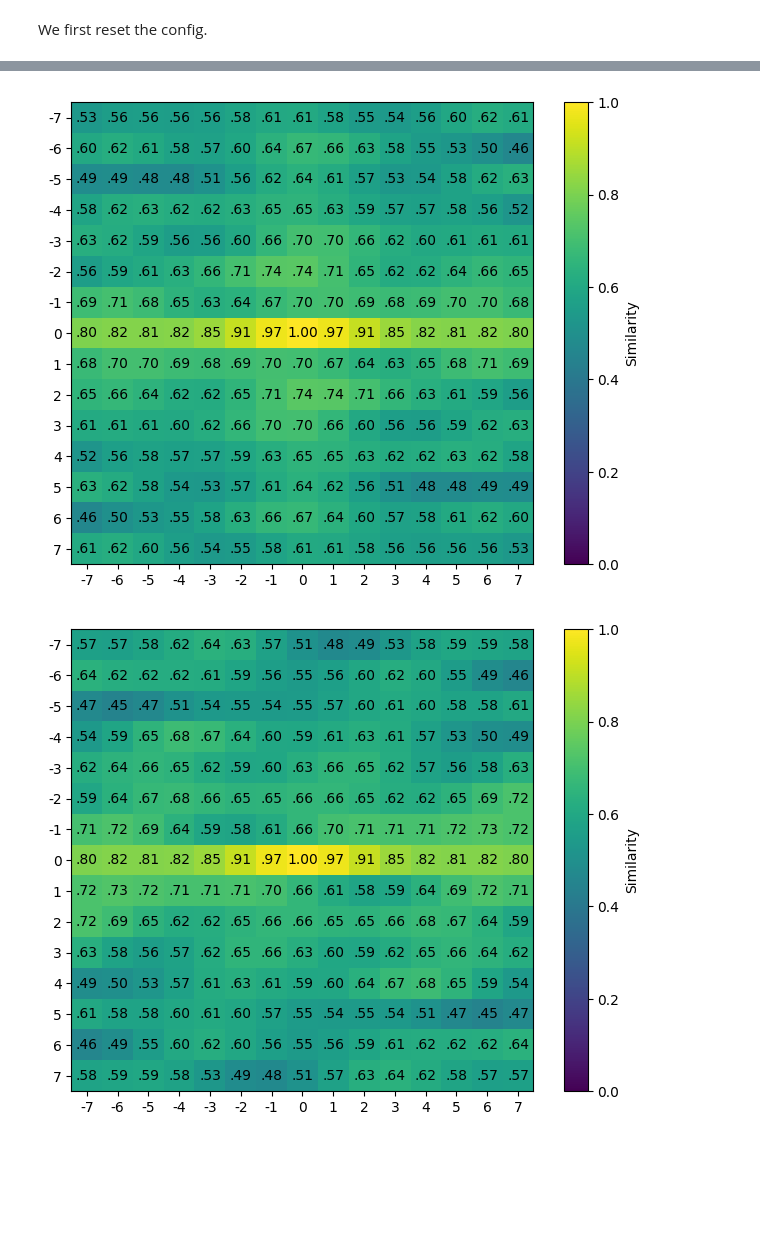
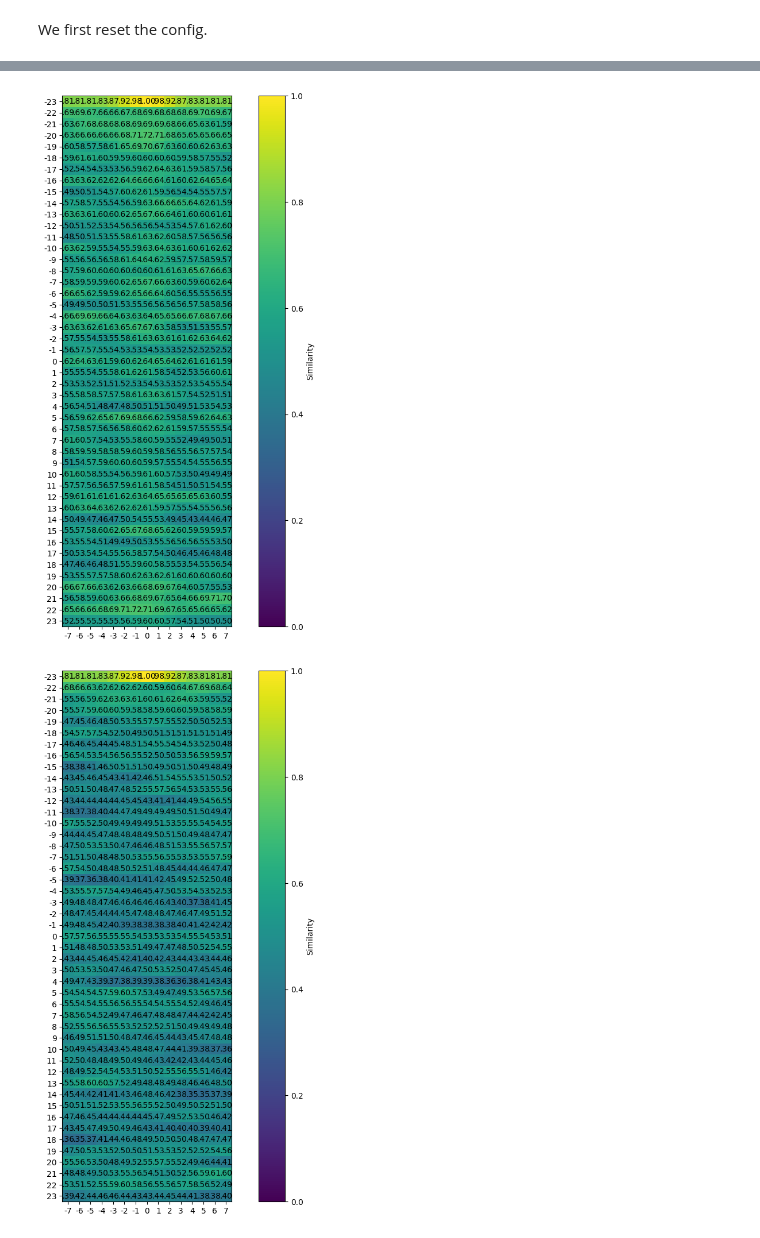
Before and after one commit to ba144220/cs230-final-project, a Jupyter notebook: notebooks/testing_table_llama.ipynb, the cells around one changed output, grey strips where cells are left out. Cells and saved outputs as stored; diff of their text form; code cells hidden in the pictures; blank space fills up the shorter version.

Commit message:
feat: distribution plot

```diff
--- a/notebooks/testing_table_llama.ipynb
+++ b/notebooks/testing_table_llama.ipynb
@@ -9,7 +9,7 @@ from transformers.models.llama.modeling_llama import LlamaRotaryEmbedding
 
 from models.modeling_table_llama import TableLlamaForCausalLM, TableLlamaConfig, TableLlamaRotaryEmbedding
 # %%
-MODEL_NAME = "meta-llama/Llama-3.2-1B-Instruct"
+MODEL_NAME = "meta-llama/Llama-3.2-3B-Instruct"
 # %% [markdown]
 # Testing for TableLlamaRotaryEmbedding
 
@@ -156,10 +156,11 @@ def plot_similarity(similarity_matrix):
     plt.show()
 
 def plot_spatial_similarity(m, w, h, similarity_matrix, line_length):
-    plt.figure(figsize=(8, 6))
+    plt.figure(figsize=(12, 12))
 
     map = np.zeros((h,w))
-    center = m + w//2 + h//2*line_length
+    # center = m + w//2 + h//2*line_length
+    center = m + w//2
     for j in range(h):
         for i in range(w):
             realpos = m + j*line_length + i
@@ -188,18 +189,18 @@ llama_config = LlamaConfig.from_pretrained(MODEL_NAME)
 
 table_llama_config.rope_table_llama = {
     "x_channels_start": 0,
-    "x_channels_end": 6,
-    "x_channels_step": 2,
+    "x_channels_end": 64,
+    "x_channels_step": 4,
     "y_channels_start": None,
     "y_channels_end": None,
     "y_channels_step": None,
-    "line_length": 32
+    "line_length": 64
 }
 
 # Setting up the input
 seq_start = 0
-seq_len = 512
-batch_size = 3
+seq_len = 3072
+batch_size = 1
 head_dim = table_llama_config.hidden_size // table_llama_config.num_attention_heads
 head_num = table_llama_config.num_attention_heads
 
@@ -234,7 +235,7 @@ plot_similarity(llama_similarity)
 # %%
-plot_spatial_similarity(0, 15, 15, table_llama_similarity, table_llama_config.rope_table_llama["line_length"])
-plot_spatial_similarity(0, 15, 15, llama_similarity, table_llama_config.rope_table_llama["line_length"])
-plot_spatial_similarity(0, 15, 15, table_llama_similarity - llama_similarity, table_llama_config.rope_table_llama["line_length"])
+plot_spatial_similarity(0, 15, 47, table_llama_similarity, table_llama_config.rope_table_llama["line_length"])
+plot_spatial_similarity(0, 15, 47, llama_similarity, table_llama_config.rope_table_llama["line_length"])
+plot_spatial_similarity(0, 15, 47, table_llama_similarity - llama_similarity, table_llama_config.rope_table_llama["line_length"])
 # %% [output]
-[figure, old version]
+[figure, new version]
-[figure, old version]
+[figure, new version]
```
Also changed, not shown: parts of 3 cells of this notebook.
